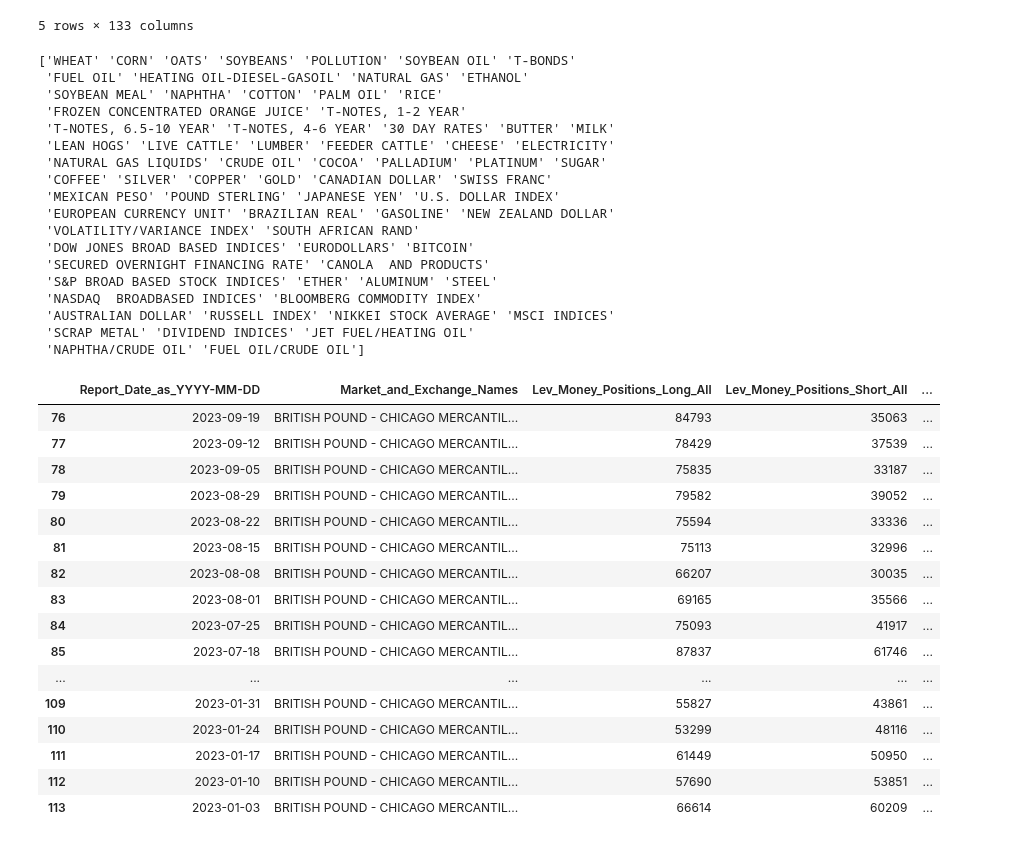
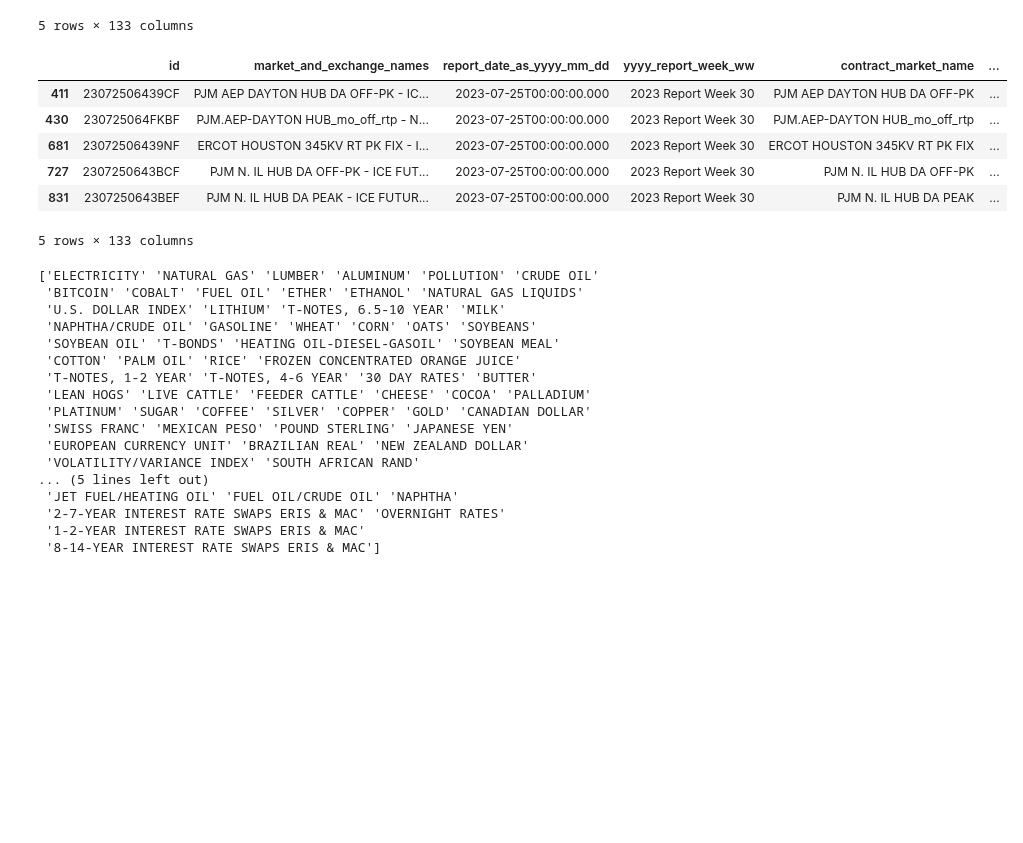
Before and after one commit to H-zx3/Projektas_FX, a Jupyter notebook: cotEUR.ipynb, the cells around one changed output. Drawn from its saved outputs; the diff is of its cells as text; code cells hidden in the pictures; blank space fills up the shorter version.

```diff
--- a/cotEUR.ipynb
+++ b/cotEUR.ipynb
@@ -37,52 +37,36 @@ WARNING:root:Requests made without an app_token will be subject to strict thrott
 | 3 | 220906002602F | CORN - CHICAGO BOARD OF TRADE | 2022-09-06T00:00:00.000 | 2022 Report Week 36 | CORN | ... |
 | 4 | 220906004603F | OATS - CHICAGO BOARD OF TRADE | 2022-09-06T00:00:00.000 | 2022 Report Week 36 | OATS | ... |
 5 rows × 133 columns
+# %%
+df_2023 = results_df[results_df['report_date_as_yyyy_mm_dd'].str.startswith('2023')]
+df_2023.head()
+# %% [output]
+|  | id | market_and_exchange_names | report_date_as_yyyy_mm_dd | yyyy_report_week_ww | contract_market_name | ... |
+| 411 | 23072506439CF | PJM AEP DAYTON HUB DA OFF-PK - IC... | 2023-07-25T00:00:00.000 | 2023 Report Week 30 | PJM AEP DAYTON HUB DA OFF-PK | ... |
+| 430 | 230725064FKBF | PJM.AEP-DAYTON HUB_mo_off_rtp - N... | 2023-07-25T00:00:00.000 | 2023 Report Week 30 | PJM.AEP-DAYTON HUB_mo_off_rtp | ... |
+| 681 | 23072506439NF | ERCOT HOUSTON 345KV RT PK FIX - I... | 2023-07-25T00:00:00.000 | 2023 Report Week 30 | ERCOT HOUSTON 345KV RT PK FIX | ... |
+| 727 | 2307250643BCF | PJM N. IL HUB DA OFF-PK - ICE FUT... | 2023-07-25T00:00:00.000 | 2023 Report Week 30 | PJM N. IL HUB DA OFF-PK | ... |
+| 831 | 2307250643BEF | PJM N. IL HUB DA PEAK - ICE FUTUR... | 2023-07-25T00:00:00.000 | 2023 Report Week 30 | PJM N. IL HUB DA PEAK | ... |
+5 rows × 133 columns
 # %%
-unique_commodities = results_df['commodity_name'].unique()
+unique_commodities = df_2023['commodity_name'].unique()
 
 print(unique_commodities)
 # %% [output]
-['WHEAT' 'CORN' 'OATS' 'SOYBEANS' 'POLLUTION' 'SOYBEAN OIL' 'T-BONDS'
- 'FUEL OIL' 'HEATING OIL-DIESEL-GASOIL' 'NATURAL GAS' 'ETHANOL'
- 'SOYBEAN MEAL' 'NAPHTHA' 'COTTON' 'PALM OIL' 'RICE'
- 'FROZEN CONCENTRATED ORANGE JUICE' 'T-NOTES, 1-2 YEAR'
- 'T-NOTES, 6.5-10 YEAR' 'T-NOTES, 4-6 YEAR' '30 DAY RATES' 'BUTTER' 'MILK'
- 'LEAN HOGS' 'LIVE CATTLE' 'LUMBER' 'FEEDER CATTLE' 'CHEESE' 'ELECTRICITY'
- 'NATURAL GAS LIQUIDS' 'CRUDE OIL' 'COCOA' 'PALLADIUM' 'PLATINUM' 'SUGAR'
- 'COFFEE' 'SILVER' 'COPPER' 'GOLD' 'CANADIAN DOLLAR' 'SWISS FRANC'
- 'MEXICAN PESO' 'POUND STERLING' 'JAPANESE YEN' 'U.S. DOLLAR INDEX'
- 'EUROPEAN CURRENCY UNIT' 'BRAZILIAN REAL' 'GASOLINE' 'NEW ZEALAND DOLLAR'
+['ELECTRICITY' 'NATURAL GAS' 'LUMBER' 'ALUMINUM' 'POLLUTION' 'CRUDE OIL'
+ 'BITCOIN' 'COBALT' 'FUEL OIL' 'ETHER' 'ETHANOL' 'NATURAL GAS LIQUIDS'
+ 'U.S. DOLLAR INDEX' 'LITHIUM' 'T-NOTES, 6.5-10 YEAR' 'MILK'
+ 'NAPHTHA/CRUDE OIL' 'GASOLINE' 'WHEAT' 'CORN' 'OATS' 'SOYBEANS'
+ 'SOYBEAN OIL' 'T-BONDS' 'HEATING OIL-DIESEL-GASOIL' 'SOYBEAN MEAL'
+ 'COTTON' 'PALM OIL' 'RICE' 'FROZEN CONCENTRATED ORANGE JUICE'
+ 'T-NOTES, 1-2 YEAR' 'T-NOTES, 4-6 YEAR' '30 DAY RATES' 'BUTTER'
+ 'LEAN HOGS' 'LIVE CATTLE' 'FEEDER CATTLE' 'CHEESE' 'COCOA' 'PALLADIUM'
+ 'PLATINUM' 'SUGAR' 'COFFEE' 'SILVER' 'COPPER' 'GOLD' 'CANADIAN DOLLAR'
+ 'SWISS FRANC' 'MEXICAN PESO' 'POUND STERLING' 'JAPANESE YEN'
+ 'EUROPEAN CURRENCY UNIT' 'BRAZILIAN REAL' 'NEW ZEALAND DOLLAR'
  'VOLATILITY/VARIANCE INDEX' 'SOUTH AFRICAN RAND'
- 'DOW JONES BROAD BASED INDICES' 'EURODOLLARS' 'BITCOIN'
- 'SECURED OVERNIGHT FINANCING RATE' 'CANOLA  AND PRODUCTS'
- 'S&P BROAD BASED STOCK INDICES' 'ETHER' 'ALUMINUM' 'STEEL'
- 'NASDAQ  BROADBASED INDICES' 'BLOOMBERG COMMODITY INDEX'
- 'AUSTRALIAN DOLLAR' 'RUSSELL INDEX' 'NIKKEI STOCK AVERAGE' 'MSCI INDICES'
- 'SCRAP METAL' 'DIVIDEND INDICES' 'JET FUEL/HEATING OIL'
- 'NAPHTHA/CRUDE OIL' 'FUEL OIL/CRUDE OIL']
+... (5 lines left out)
+ 'JET FUEL/HEATING OIL' 'FUEL OIL/CRUDE OIL' 'NAPHTHA'
+ '2-7-YEAR INTEREST RATE SWAPS ERIS & MAC' 'OVERNIGHT RATES'
+ '1-2-YEAR INTEREST RATE SWAPS ERIS & MAC'
+ '8-14-YEAR INTEREST RATE SWAPS ERIS & MAC']
-# %%
-gbp_data = df[df['Market_and_Exchange_Names'] == "BRITISH POUND - CHICAGO MERCANTILE EXCHANGE"]
-non_commercial_gbp_data = gbp_data[['Report_Date_as_YYYY-MM-DD',
-                                    'Market_and_Exchange_Names',
-                                    'Lev_Money_Positions_Long_All',
-                                    'Lev_Money_Positions_Short_All',
-                                    'Lev_Money_Positions_Spread_All']]
-non_commercial_gbp_data.head(50)
-# %% [output]
-|  | Report_Date_as_YYYY-MM-DD | Market_and_Exchange_Names | Lev_Money_Positions_Long_All | Lev_Money_Positions_Short_All | ... |
-| 76 | 2023-09-19 | BRITISH POUND - CHICAGO MERCANTIL... | 84793 | 35063 | ... |
-| 77 | 2023-09-12 | BRITISH POUND - CHICAGO MERCANTIL... | 78429 | 37539 | ... |
-| 78 | 2023-09-05 | BRITISH POUND - CHICAGO MERCANTIL... | 75835 | 33187 | ... |
-| 79 | 2023-08-29 | BRITISH POUND - CHICAGO MERCANTIL... | 79582 | 39052 | ... |
-| 80 | 2023-08-22 | BRITISH POUND - CHICAGO MERCANTIL... | 75594 | 33336 | ... |
-| 81 | 2023-08-15 | BRITISH POUND - CHICAGO MERCANTIL... | 75113 | 32996 | ... |
-| 82 | 2023-08-08 | BRITISH POUND - CHICAGO MERCANTIL... | 66207 | 30035 | ... |
-| 83 | 2023-08-01 | BRITISH POUND - CHICAGO MERCANTIL... | 69165 | 35566 | ... |
-| 84 | 2023-07-25 | BRITISH POUND - CHICAGO MERCANTIL... | 75093 | 41917 | ... |
-| 85 | 2023-07-18 | BRITISH POUND - CHICAGO MERCANTIL... | 87837 | 61746 | ... |
-| ... | ... | ... | ... | ... | ... |
-| 109 | 2023-01-31 | BRITISH POUND - CHICAGO MERCANTIL... | 55827 | 43861 | ... |
-| 110 | 2023-01-24 | BRITISH POUND - CHICAGO MERCANTIL... | 53299 | 48116 | ... |
-| 111 | 2023-01-17 | BRITISH POUND - CHICAGO MERCANTIL... | 61449 | 50950 | ... |
-| 112 | 2023-01-10 | BRITISH POUND - CHICAGO MERCANTIL... | 57690 | 53851 | ... |
-| 113 | 2023-01-03 | BRITISH POUND - CHICAGO MERCANTIL... | 66614 | 60209 | ... |
```
Also changed, not shown: parts of 5 cells of this notebook.
